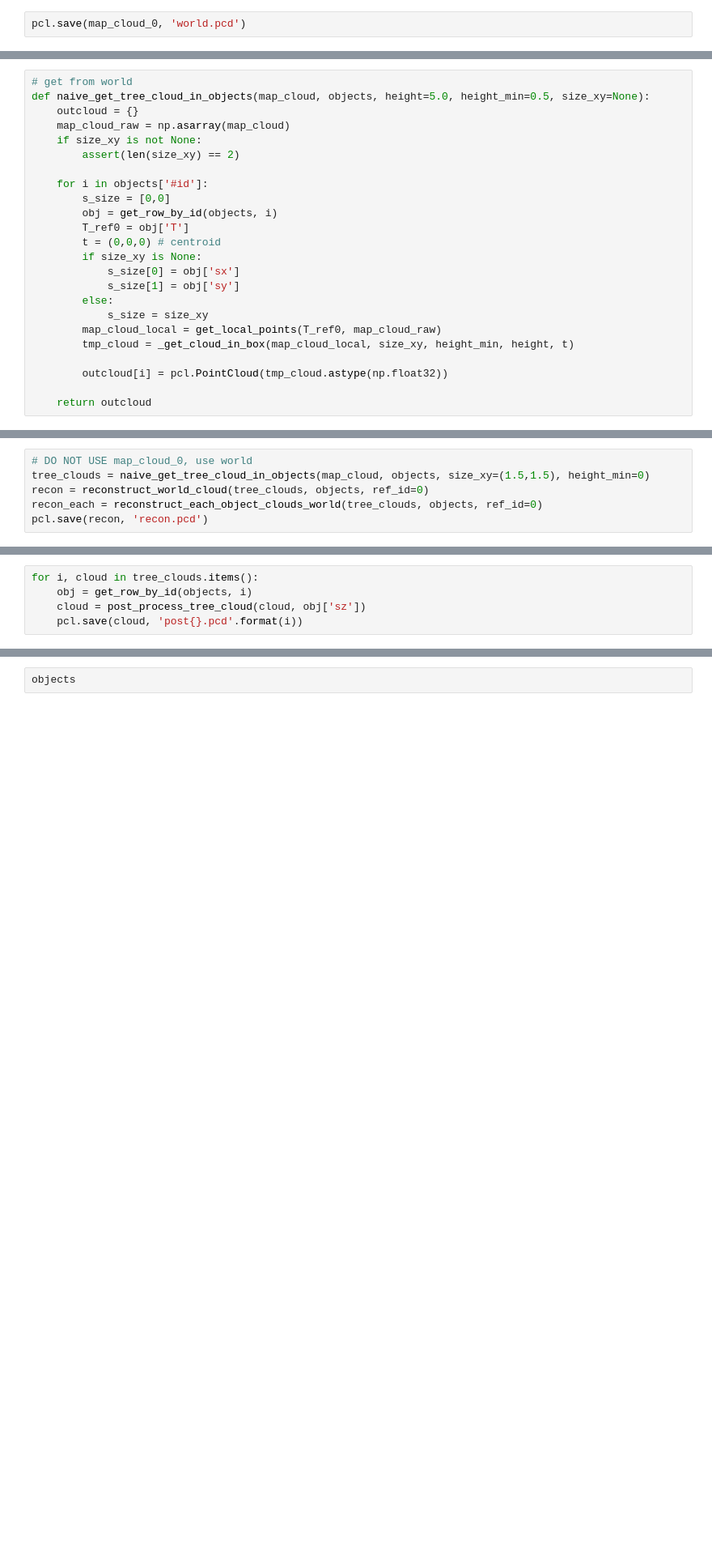
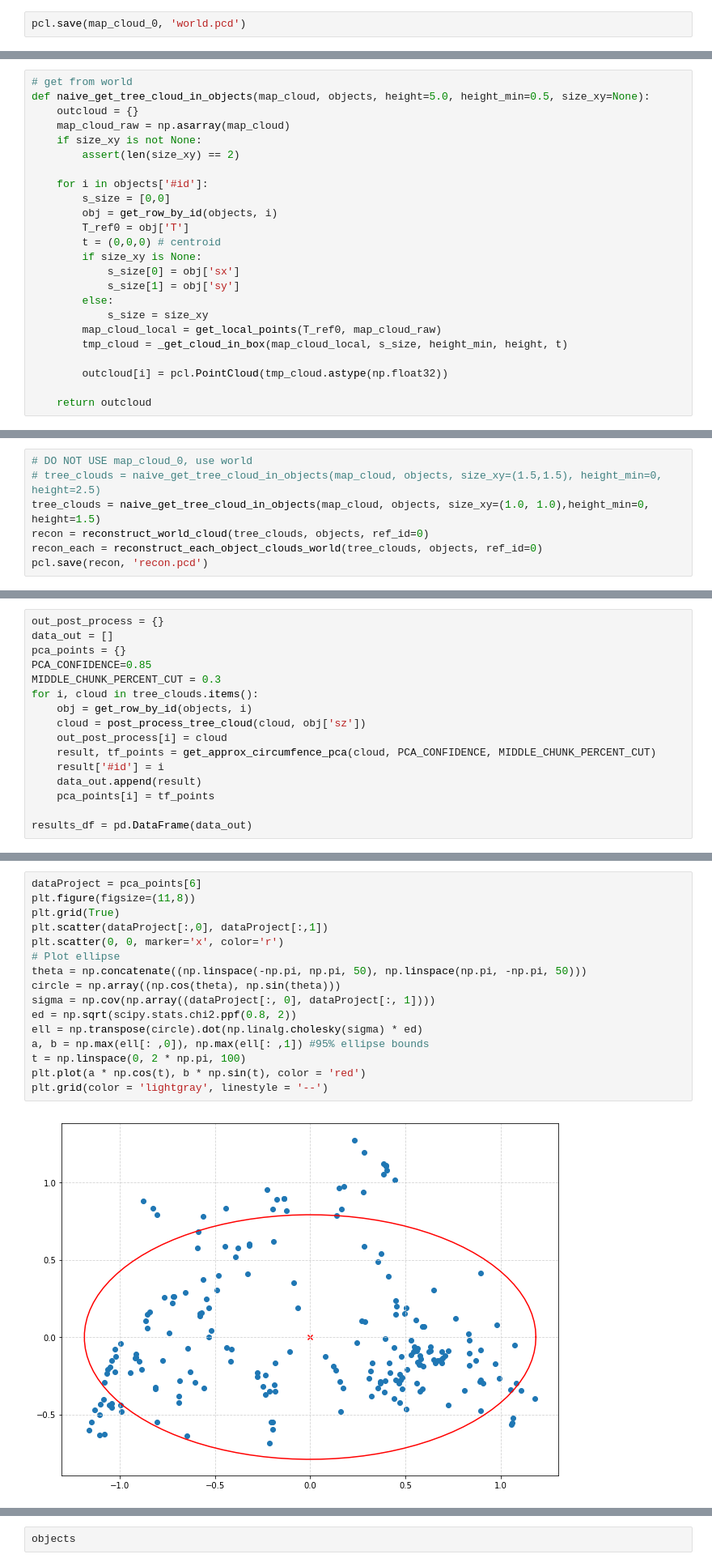
Before and after one commit to kandithws/ORB_SLAM2, a Jupyter notebook: scripts/tree_result.ipynb, the cells around one changed output, grey strips where cells are left out. Shown: that part at 81% size. Drawn from its saved outputs; the diff is of its cells as text; blank space fills up the shorter version.

Commit message:
update result notebook

```diff
--- a/scripts/tree_result.ipynb
+++ b/scripts/tree_result.ipynb
@@ -149,7 +163,7 @@ def naive_get_tree_cloud_in_objects(map_cloud, objects, height=5.0, height_min=0
         else:
             s_size = size_xy
         map_cloud_local = get_local_points(T_ref0, map_cloud_raw)
-        tmp_cloud = _get_cloud_in_box(map_cloud_local, size_xy, height_min, height, t)
+        tmp_cloud = _get_cloud_in_box(map_cloud_local, s_size, height_min, height, t)
 
         outcloud[i] = pcl.PointCloud(tmp_cloud.astype(np.float32))
 
@@ -239,6 +435,7 @@ array([[2.137294, 0.601331, 3.877034],
 # %%
 # DO NOT USE map_cloud_0, use world
-tree_clouds = naive_get_tree_cloud_in_objects(map_cloud, objects, size_xy=(1.5,1.5), height_min=0)
+# tree_clouds = naive_get_tree_cloud_in_objects(map_cloud, objects, size_xy=(1.5,1.5), height_min=0, height=2.5)
+tree_clouds = naive_get_tree_cloud_in_objects(map_cloud, objects, size_xy=(1.0, 1.0),height_min=0, height=1.5)
 recon = reconstruct_world_cloud(tree_clouds, objects, ref_id=0)
 recon_each = reconstruct_each_object_clouds_world(tree_clouds, objects, ref_id=0)
 pcl.save(recon, 'recon.pcd')
@@ -334,5 +453,16 @@ def get_approx_diameter_middle_chunk(cloud, percent_cut=0.4):
 # %%
+out_post_process = {}
+data_out = []
+pca_points = {}
+PCA_CONFIDENCE=0.85
+MIDDLE_CHUNK_PERCENT_CUT = 0.3
 for i, cloud in tree_clouds.items():
     obj = get_row_by_id(objects, i)
     cloud = post_process_tree_cloud(cloud, obj['sz'])
-    pcl.save(cloud, 'post{}.pcd'.format(i))
+    out_post_process[i] = cloud
+    result, tf_points = get_approx_circumfence_pca(cloud, PCA_CONFIDENCE, MIDDLE_CHUNK_PERCENT_CUT)
+    result['#id'] = i
+    data_out.append(result)
+    pca_points[i] = tf_points
+
+results_df = pd.DataFrame(data_out)
@@ -372,2 +508,20 @@ upper: 0.9747825741767884, lower0.5372941613197326
+# %%
+dataProject = pca_points[6]
+plt.figure(figsize=(11,8))
+plt.grid(True)
+plt.scatter(dataProject[:,0], dataProject[:,1])
+plt.scatter(0, 0, marker='x', color='r')
+# Plot ellipse
+theta = np.concatenate((np.linspace(-np.pi, np.pi, 50), np.linspace(np.pi, -np.pi, 50)))
+circle = np.array((np.cos(theta), np.sin(theta)))
+sigma = np.cov(np.array((dataProject[:, 0], dataProject[:, 1])))
+ed = np.sqrt(scipy.stats.chi2.ppf(0.8, 2))
+ell = np.transpose(circle).dot(np.linalg.cholesky(sigma) * ed)
+a, b = np.max(ell[: ,0]), np.max(ell[: ,1]) #95% ellipse bounds
+t = np.linspace(0, 2 * np.pi, 100)
+plt.plot(a * np.cos(t), b * np.sin(t), color = 'red')
+plt.grid(color = 'lightgray', linestyle = '--')
+# %% [output]
+[figure, added]
 # %%
 # %% [output]
```
Also changed, not shown: parts of 29 cells of this notebook, 9 other files.
